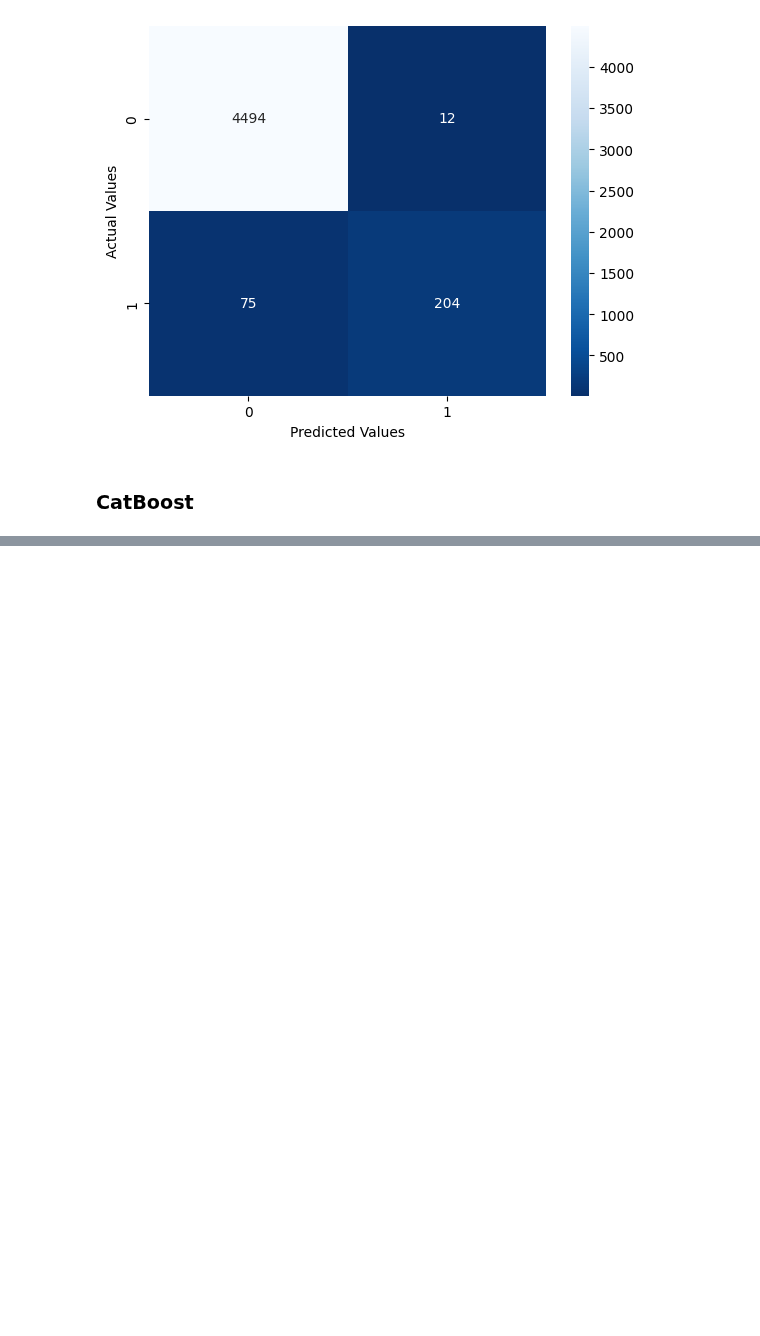
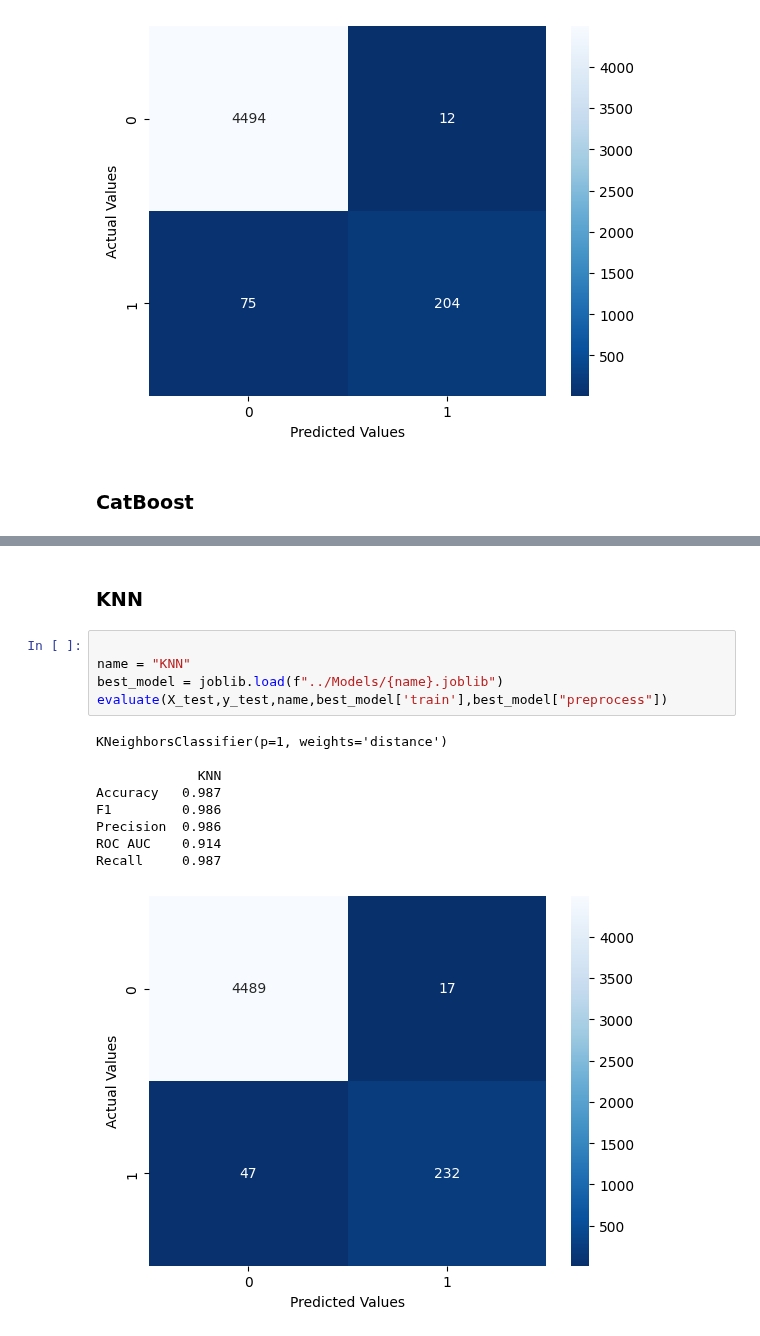
Before and after one commit to heyvinnnny/Team-31-Fraud-Analytics, a Jupyter notebook: Models/2 Modeling - Evaluation.ipynb, the cells around one changed output, grey strips where cells are left out. Cells and saved outputs as stored; diff of their text form; blank space fills up the shorter version.

```diff
--- a/Models/2 Modeling - Evaluation.ipynb
+++ b/Models/2 Modeling - Evaluation.ipynb
@@ -132 +132,18 @@ Recall        0.985
 [figure]
+# %% [markdown]
+### KNN
+# %%
+
+name = "KNN"
+best_model = joblib.load(f"../Models/{name}.joblib")
+evaluate(X_test,y_test,name,best_model['train'],best_model["preprocess"])
+# %% [output]
+KNeighborsClassifier(p=1, weights='distance')
+
+             KNN
+Accuracy   0.987
+F1         0.986
+Precision  0.986
+ROC AUC    0.914
+Recall     0.987
+[figure, added]
```
Also changed, not shown: parts of 1 cell of this notebook, 8 other files.
